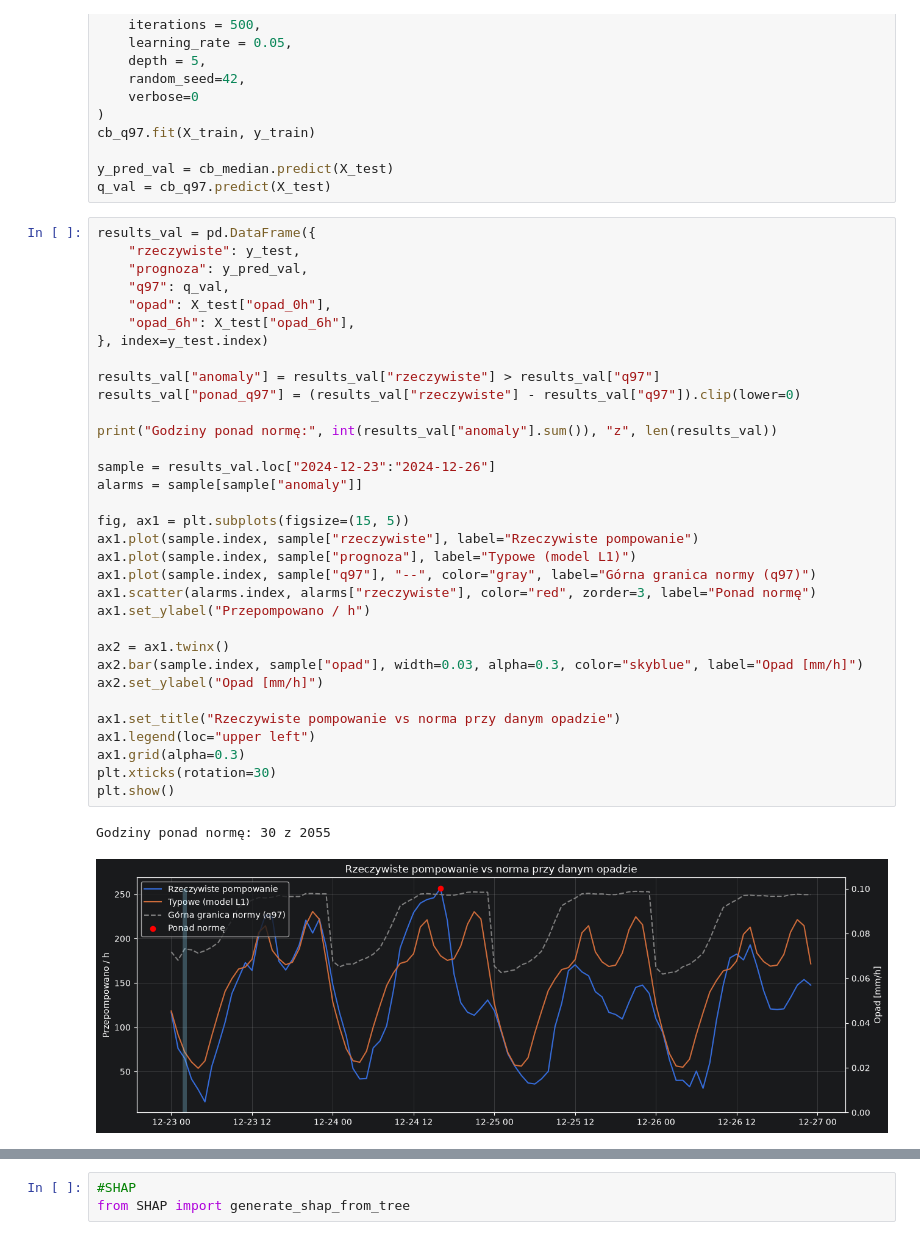
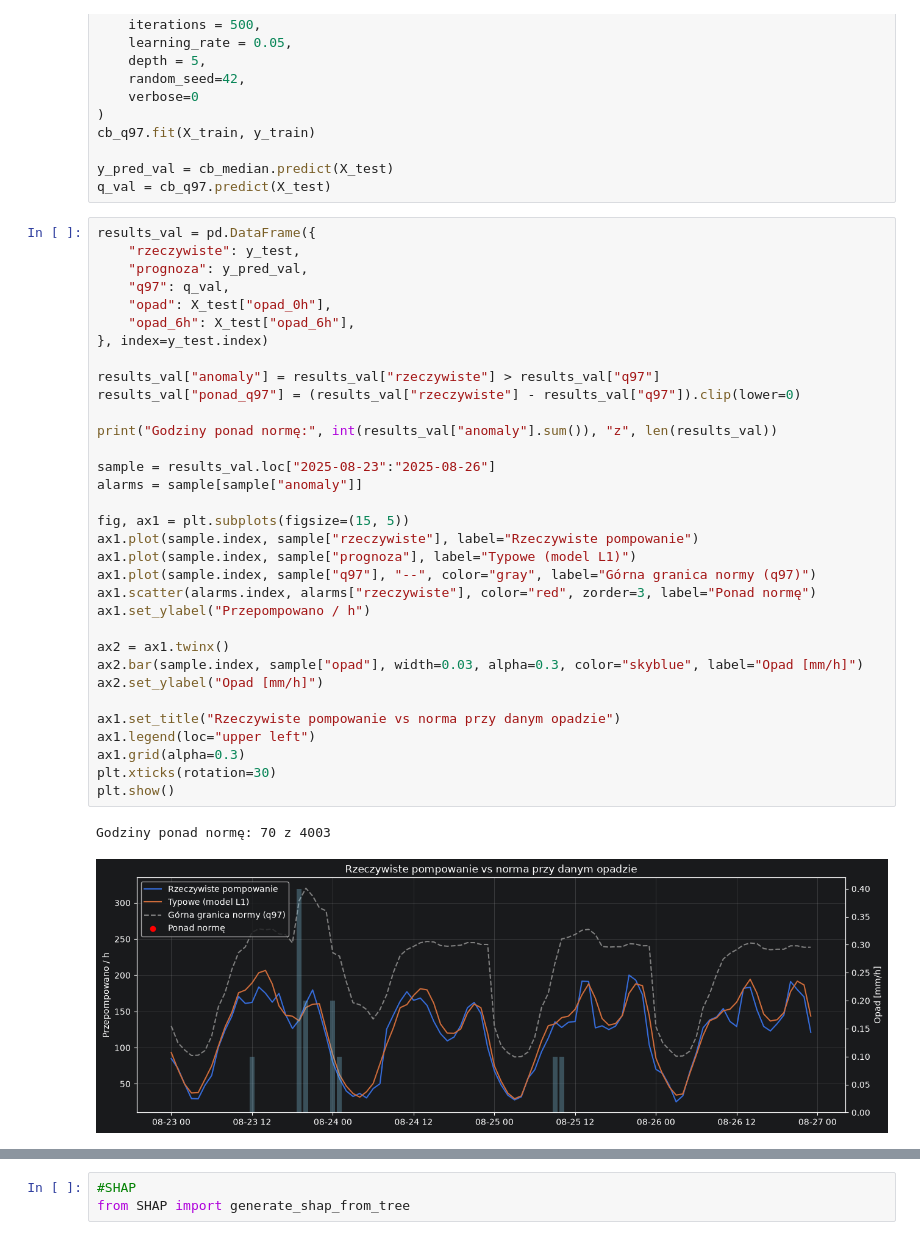
Before and after one commit to mxrtaaa/Hackaton_Smart_Water_Challenge_2026, a Jupyter notebook: models/final/CatBoost RYBNIK PZ1.ipynb, the cells around one changed output, grey strips where cells are left out. Drawn from its saved outputs; the diff is of its cells as text.

```diff
--- a/models/final/CatBoost RYBNIK PZ1.ipynb
+++ b/models/final/CatBoost RYBNIK PZ1.ipynb
@@ -117,36 +109,36 @@ results_val = pd.DataFrame({
     "prognoza": y_pred_val,
     "q97": q_val,
     "opad": X_test["opad_0h"],
     "opad_6h": X_test["opad_6h"],
 }, index=y_test.index)
 
 results_val["anomaly"] = results_val["rzeczywiste"] > results_val["q97"]
 results_val["ponad_q97"] = (results_val["rzeczywiste"] - results_val["q97"]).clip(lower=0)
 
 print("Godziny ponad normę:", int(results_val["anomaly"].sum()), "z", len(results_val))
 
-sample = results_val.loc["2024-12-23":"2024-12-26"]
+sample = results_val.loc["2025-08-23":"2025-08-26"]
 alarms = sample[sample["anomaly"]]
 
 fig, ax1 = plt.subplots(figsize=(15, 5))
 ax1.plot(sample.index, sample["rzeczywiste"], label="Rzeczywiste pompowanie")
 ax1.plot(sample.index, sample["prognoza"], label="Typowe (model L1)")
 ax1.plot(sample.index, sample["q97"], "--", color="gray", label="Górna granica normy (q97)")
 ax1.scatter(alarms.index, alarms["rzeczywiste"], color="red", zorder=3, label="Ponad normę")
 ax1.set_ylabel("Przepompowano / h")
 
 ax2 = ax1.twinx()
 ax2.bar(sample.index, sample["opad"], width=0.03, alpha=0.3, color="skyblue", label="Opad [mm/h]")
 ax2.set_ylabel("Opad [mm/h]")
 
 ax1.set_title("Rzeczywiste pompowanie vs norma przy danym opadzie")
 ax1.legend(loc="upper left")
 ax1.grid(alpha=0.3)
 plt.xticks(rotation=30)
 plt.show()
 # %% [output]
-Godziny ponad normę: 30 z 2055
+Godziny ponad normę: 70 z 4003
-[figure, old version]
+[figure, new version]
 # %%
 # Alarm, gdy rzeczywiste pompowanie przekracza Q97
 results_val["alarm"] = results_val["anomaly"]
```
Also changed, not shown: parts of 8 cells of this notebook, 12 other files.
